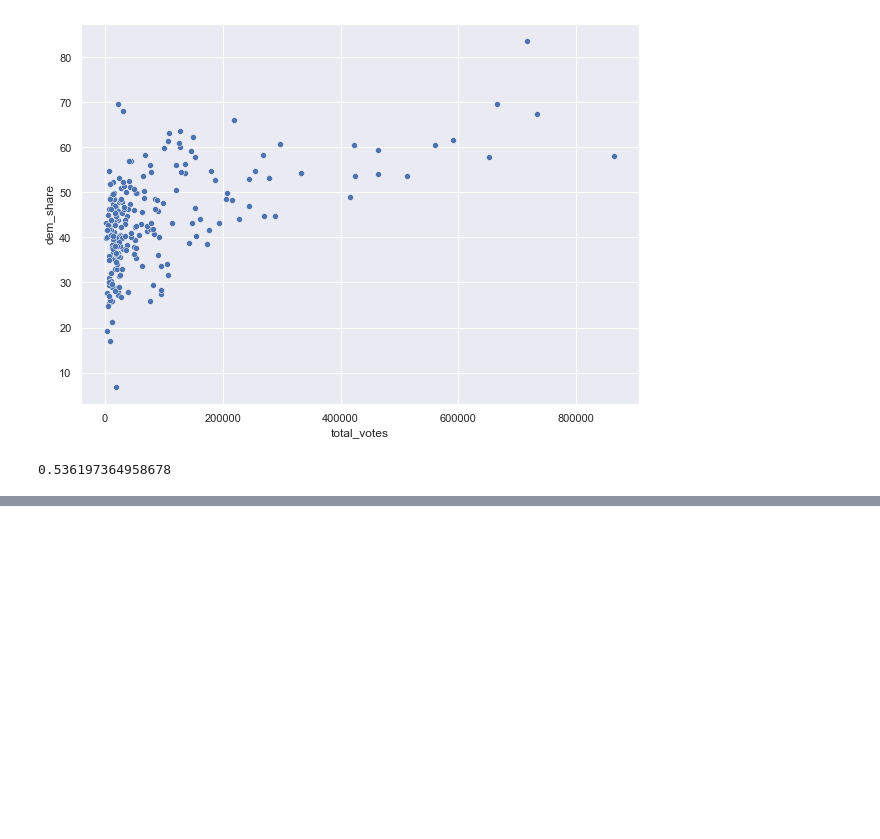
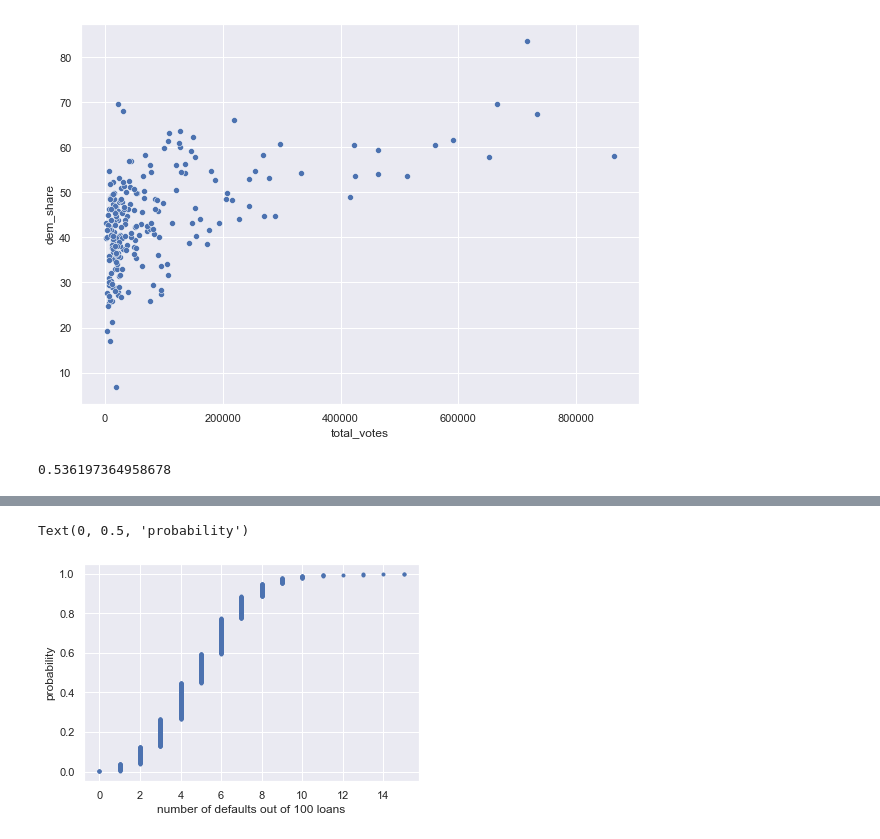
Before and after one commit to kipmadden/Statistical-Thinking, a Jupyter notebook: Election Data 2008.ipynb, the cells around one changed output, grey strips where cells are left out. Cells and saved outputs as stored; diff of their text form; code cells hidden in the pictures; blank space fills up the shorter version.

```diff
--- a/Election Data 2008.ipynb
+++ b/Election Data 2008.ipynb
@@ -146,0 +229,11 @@ r
+# %%
+# Compute ECDF: x, y
+x, y = ecdf(n_defaults)
+# %%
+# Plot the ECDF with labeled axes
+plt.plot(x, y, marker='.', linestyle='none')
+plt.xlabel('number of defaults out of 100 loans')
+plt.ylabel('probability')
+# %% [output]
+Text(0, 0.5, 'probability')
+[figure, added]
```
Also changed, not shown: parts of 10 cells of this notebook.
